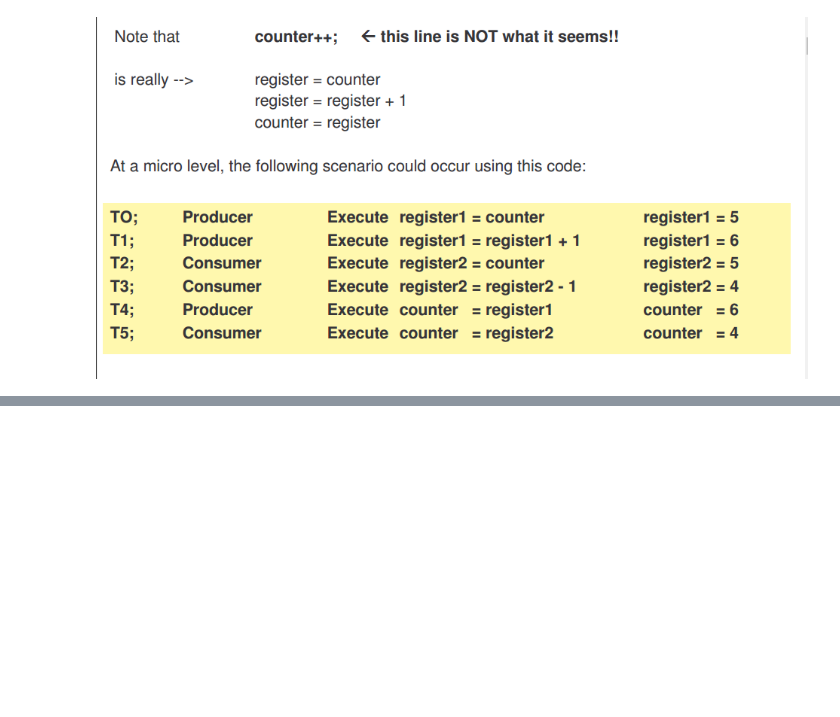
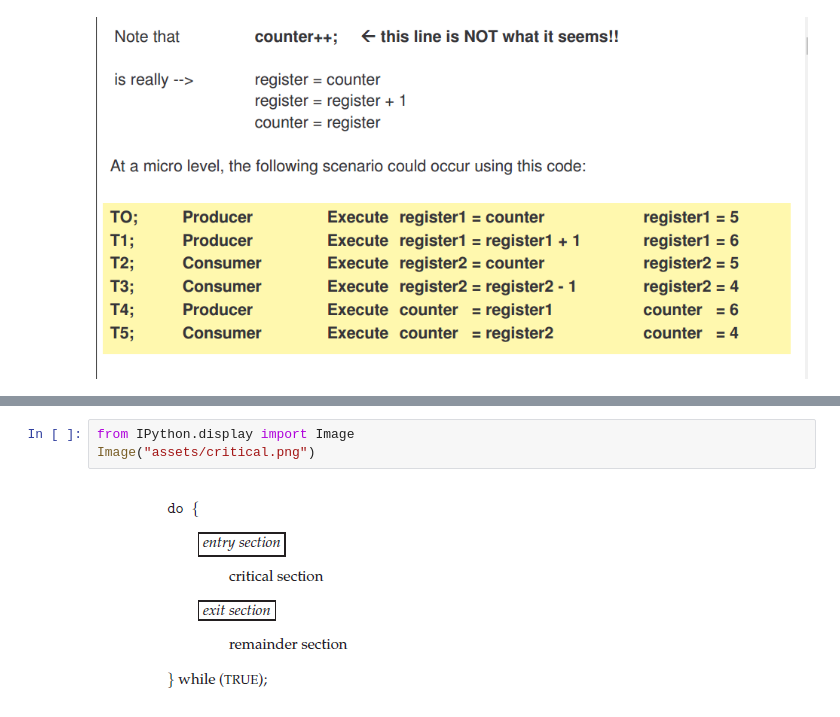
Before and after one commit to Mystery-College-of-The-Adapts/cursus, a Jupyter notebook: Applied-Operating-Systems-Fall2016/ch06-Process Synchronization.ipynb, the cells around one changed output, grey strips where cells are left out. Cells and saved outputs as stored; diff of their text form; blank space fills up the shorter version.

Commit message:
Critical section Problem

```diff
--- a/Applied-Operating-Systems-Fall2016/ch06-Process Synchronization.ipynb
+++ b/Applied-Operating-Systems-Fall2016/ch06-Process Synchronization.ipynb
@@ -66,0 +77,5 @@ In order to guard against the race condition above, we need to ensure that only
+# %%
+from IPython.display import Image
+Image("assets/critical.png")
+# %% [output]
+[figure, added]
```
Also changed, not shown: parts of 2 cells of this notebook, 1 other file.
